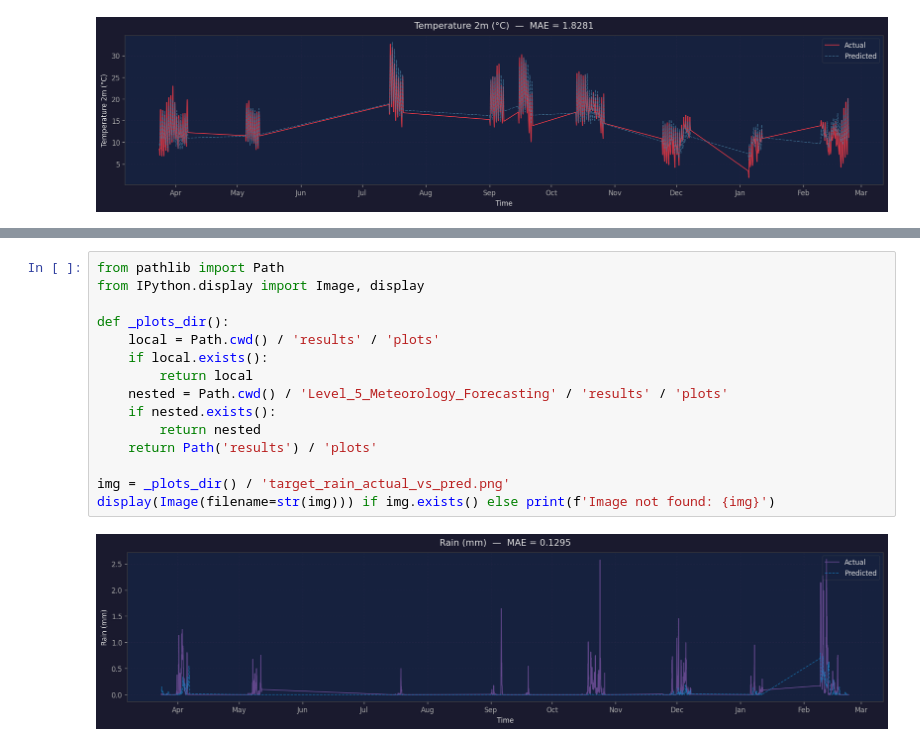
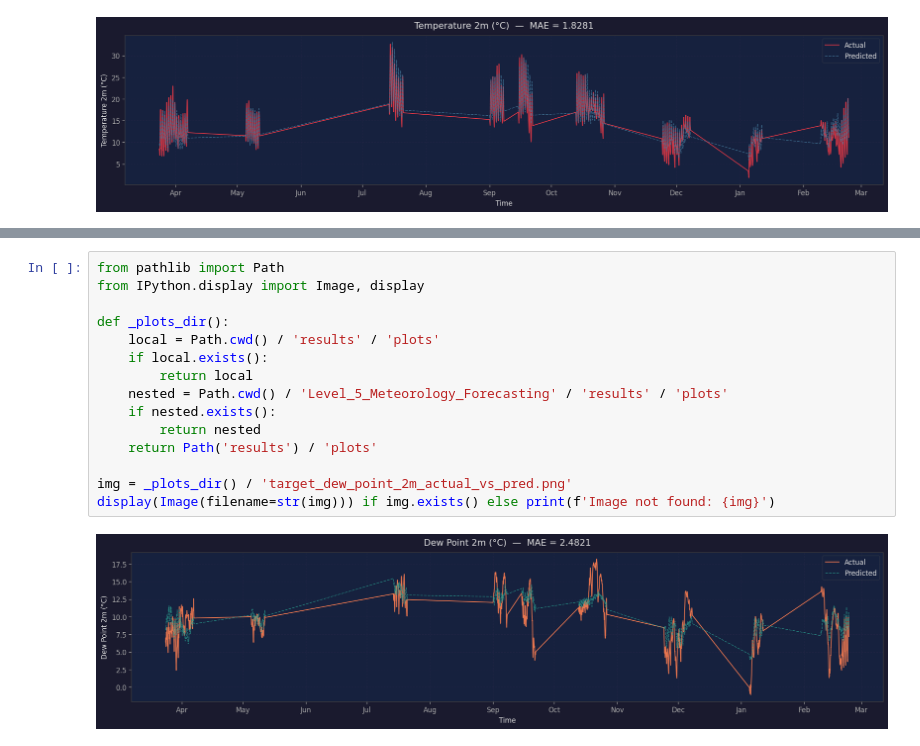
Before and after one commit to GrecoLucas/Weather-Prediction, a Jupyter notebook: Level_5_Meteorology_Forecasting/meteorology_forecast_notebook.ipynb, the cells around one changed output, grey strips where cells are left out. Drawn from its saved outputs; the diff is of its cells as text.

```diff
--- a/Level_5_Meteorology_Forecasting/meteorology_forecast_notebook.ipynb
+++ b/Level_5_Meteorology_Forecasting/meteorology_forecast_notebook.ipynb
@@ -493,17 +512,17 @@ Interpretation:
 # %%
 from pathlib import Path
 from IPython.display import Image, display
 
 def _plots_dir():
     local = Path.cwd() / 'results' / 'plots'
     if local.exists():
         return local
     nested = Path.cwd() / 'Level_5_Meteorology_Forecasting' / 'results' / 'plots'
     if nested.exists():
         return nested
     return Path('results') / 'plots'
 
-img = _plots_dir() / 'target_rain_actual_vs_pred.png'
+img = _plots_dir() / 'target_dew_point_2m_actual_vs_pred.png'
 display(Image(filename=str(img))) if img.exists() else print(f'Image not found: {img}')
 # %% [output]
-[figure, old version]
+[figure, new version]
```
Also changed, not shown: parts of 17 cells of this notebook, 20 other files.
